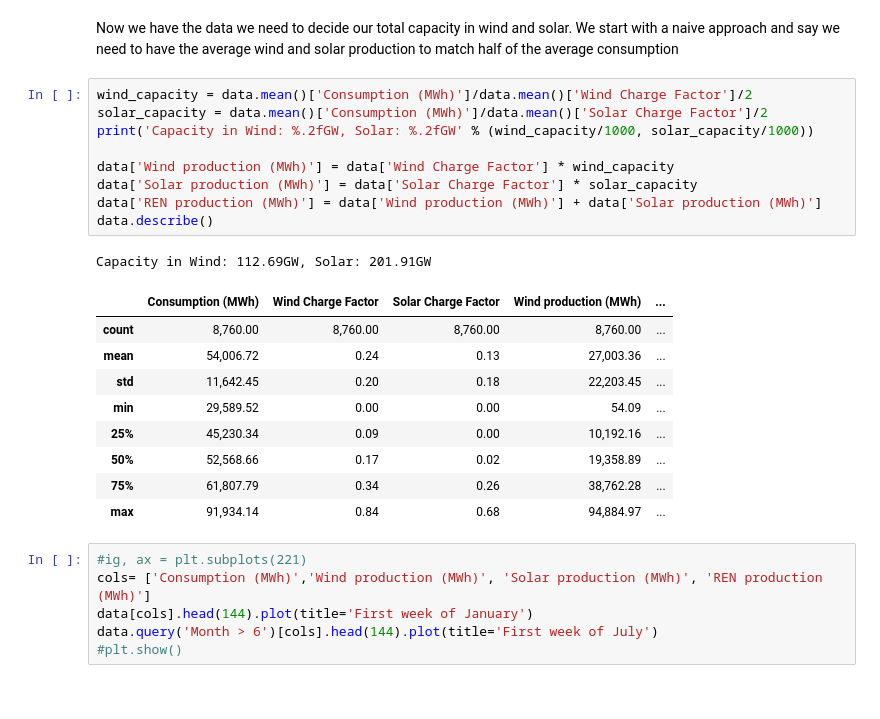
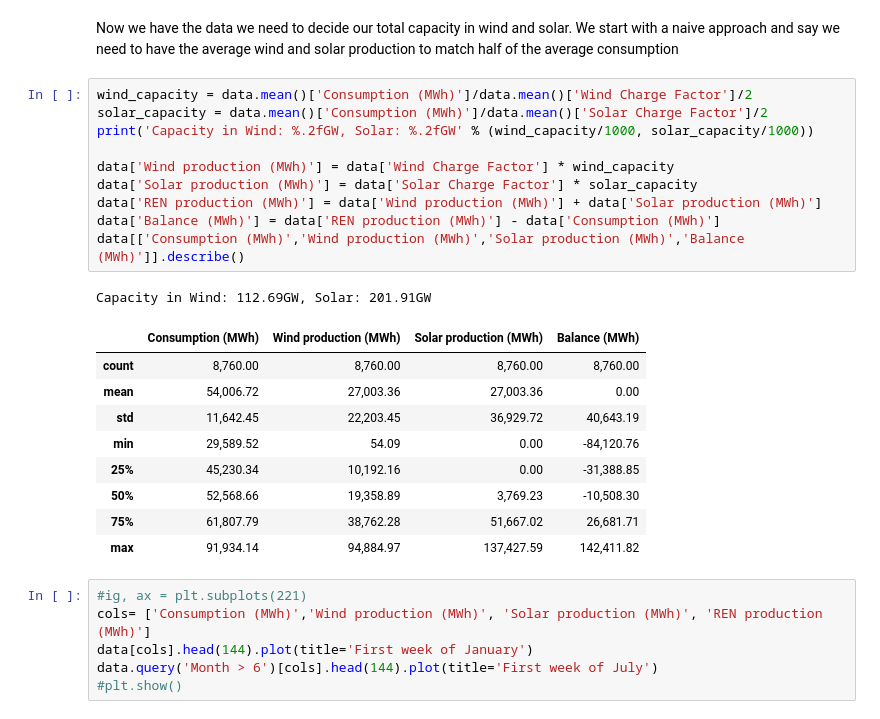
Before and after one commit to nikkozzblu/100-percent-renewables, a Jupyter notebook: notebooks/Impacts of 100% renewables.ipynb, the cells around one changed output. Cells and saved outputs as stored; diff of their text form.

```diff
--- a/notebooks/Impacts of 100% renewables.ipynb
+++ b/notebooks/Impacts of 100% renewables.ipynb
@@ -37,23 +37,24 @@ We start with a naive approach and say we need to have the average wind and sola
 # %%
 wind_capacity = data.mean()['Consumption (MWh)']/data.mean()['Wind Charge Factor']/2
 solar_capacity = data.mean()['Consumption (MWh)']/data.mean()['Solar Charge Factor']/2
 print('Capacity in Wind: %.2fGW, Solar: %.2fGW' % (wind_capacity/1000, solar_capacity/1000))
 
 data['Wind production (MWh)'] = data['Wind Charge Factor'] * wind_capacity
 data['Solar production (MWh)'] = data['Solar Charge Factor'] * solar_capacity
 data['REN production (MWh)'] = data['Wind production (MWh)'] + data['Solar production (MWh)']
-data.describe()
+data['Balance (MWh)'] = data['REN production (MWh)'] - data['Consumption (MWh)']
+data[['Consumption (MWh)','Wind production (MWh)','Solar production (MWh)','Balance (MWh)']].describe()
 # %% [output]
 Capacity in Wind: 112.69GW, Solar: 201.91GW
-|  | Consumption (MWh) | Wind Charge Factor | Solar Charge Factor | Wind production (MWh) | ... |
-| count | 8,760.00 | 8,760.00 | 8,760.00 | 8,760.00 | ... |
-| mean | 54,006.72 | 0.24 | 0.13 | 27,003.36 | ... |
-| std | 11,642.45 | 0.20 | 0.18 | 22,203.45 | ... |
-| min | 29,589.52 | 0.00 | 0.00 | 54.09 | ... |
-| 25% | 45,230.34 | 0.09 | 0.00 | 10,192.16 | ... |
-| 50% | 52,568.66 | 0.17 | 0.02 | 19,358.89 | ... |
-| 75% | 61,807.79 | 0.34 | 0.26 | 38,762.28 | ... |
-| max | 91,934.14 | 0.84 | 0.68 | 94,884.97 | ... |
+|  | Consumption (MWh) | Wind production (MWh) | Solar production (MWh) | Balance (MWh) |
+| count | 8,760.00 | 8,760.00 | 8,760.00 | 8,760.00 |
+| mean | 54,006.72 | 27,003.36 | 27,003.36 | 0.00 |
+| std | 11,642.45 | 22,203.45 | 36,929.72 | 40,643.19 |
+| min | 29,589.52 | 54.09 | 0.00 | -84,120.76 |
+| 25% | 45,230.34 | 10,192.16 | 0.00 | -31,388.85 |
+| 50% | 52,568.66 | 19,358.89 | 3,769.23 | -10,508.30 |
+| 75% | 61,807.79 | 38,762.28 | 51,667.02 | 26,681.71 |
+| max | 91,934.14 | 94,884.97 | 137,427.59 | 142,411.82 |
 # %%
 #ig, ax = plt.subplots(221)
 cols= ['Consumption (MWh)','Wind production (MWh)', 'Solar production (MWh)', 'REN production (MWh)']
```
Also changed, not shown: parts of 32 cells of this notebook, 1 other file.
